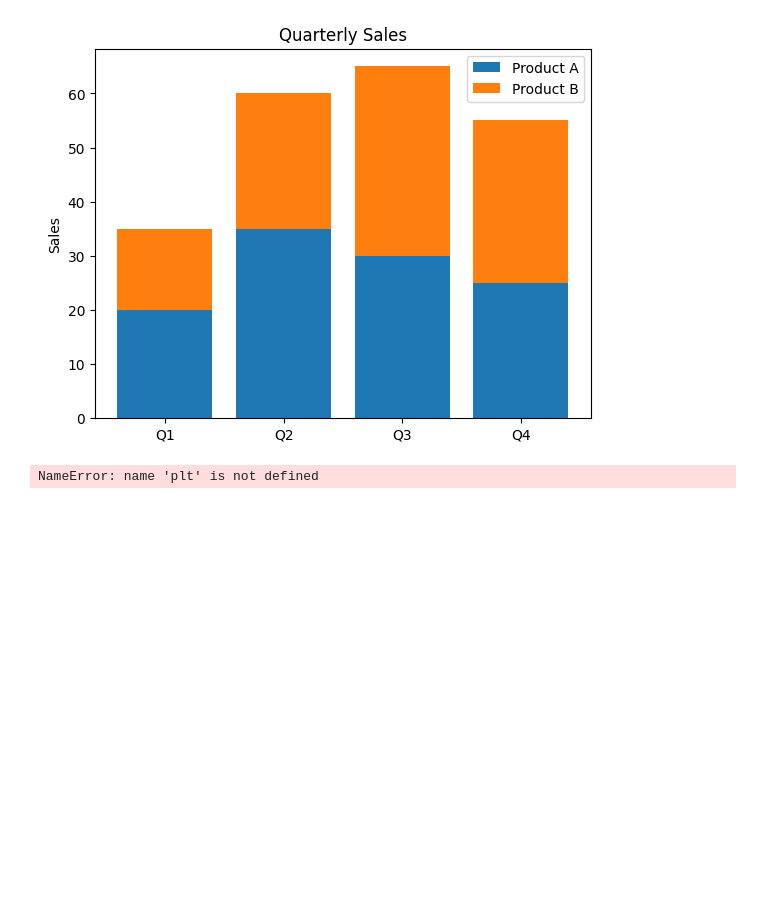
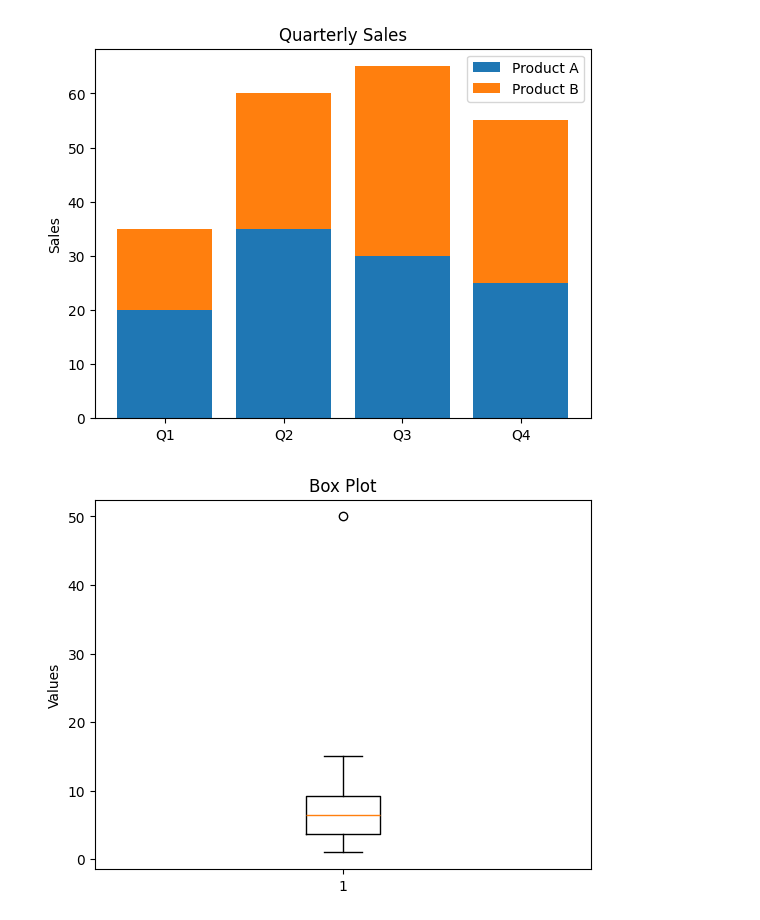
Before and after one commit to Sunita20-star/data-science-course, a Jupyter notebook: class/Matplotlib.ipynb, the cells around one changed output. Drawn from its saved outputs; the diff is of its cells as text; code cells hidden in the pictures; blank space fills up the shorter version.

```diff
--- a/class/Matplotlib.ipynb
+++ b/class/Matplotlib.ipynb
@@ -194,11 +194,13 @@ plt.show()
 # %% [output]
 [figure]
 # %%
-#outlier
-data=[1,2,3,4,5,6,7,8,9,10,15,50]
+import matplotlib.pyplot as plt
+
+data = [1,2,3,4,5,6,7,8,9,10,15,50]
+
 plt.boxplot(data)
-plt.title('box plot')
-plt.ylabel('values')
+plt.title('Box Plot')
+plt.ylabel('Values')
 plt.show()
 # %% [output]
-NameError: name 'plt' is not defined
+[figure, added]
```
Also changed, not shown: parts of 5 cells of this notebook, 10 other files.
